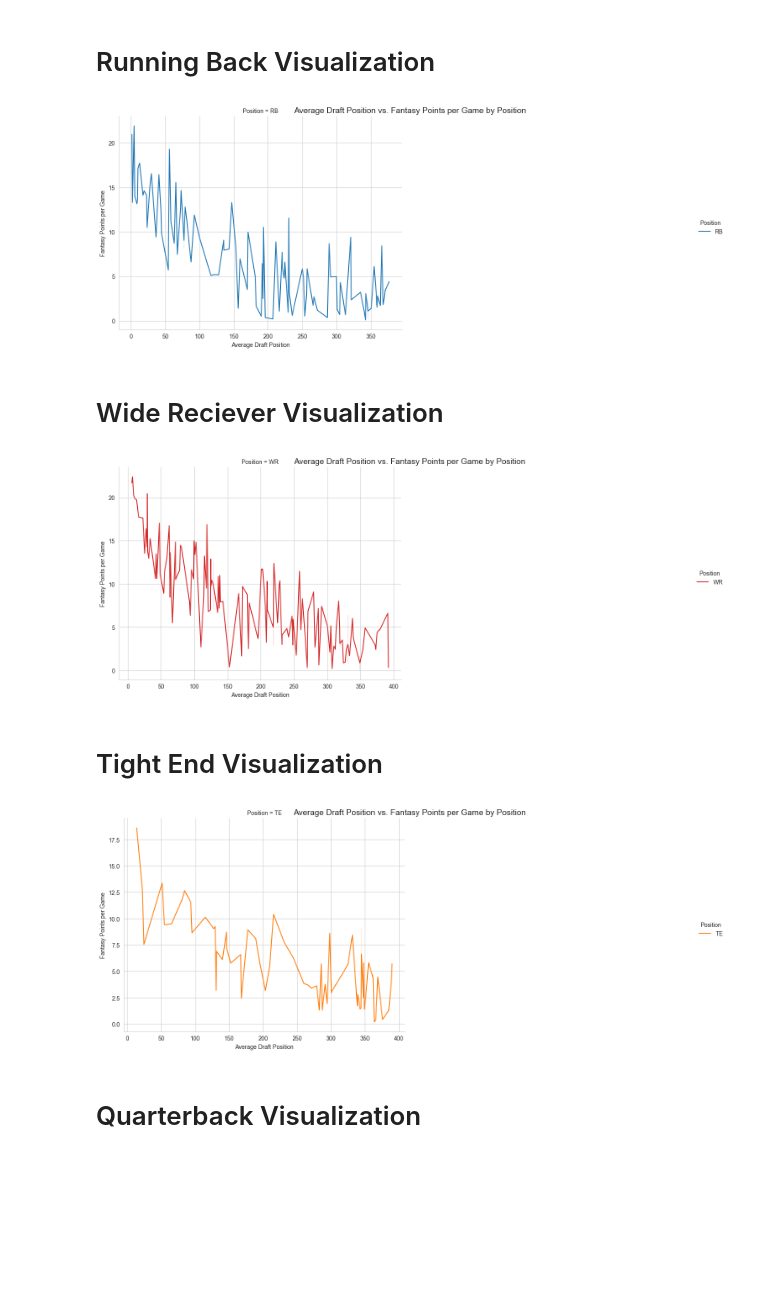
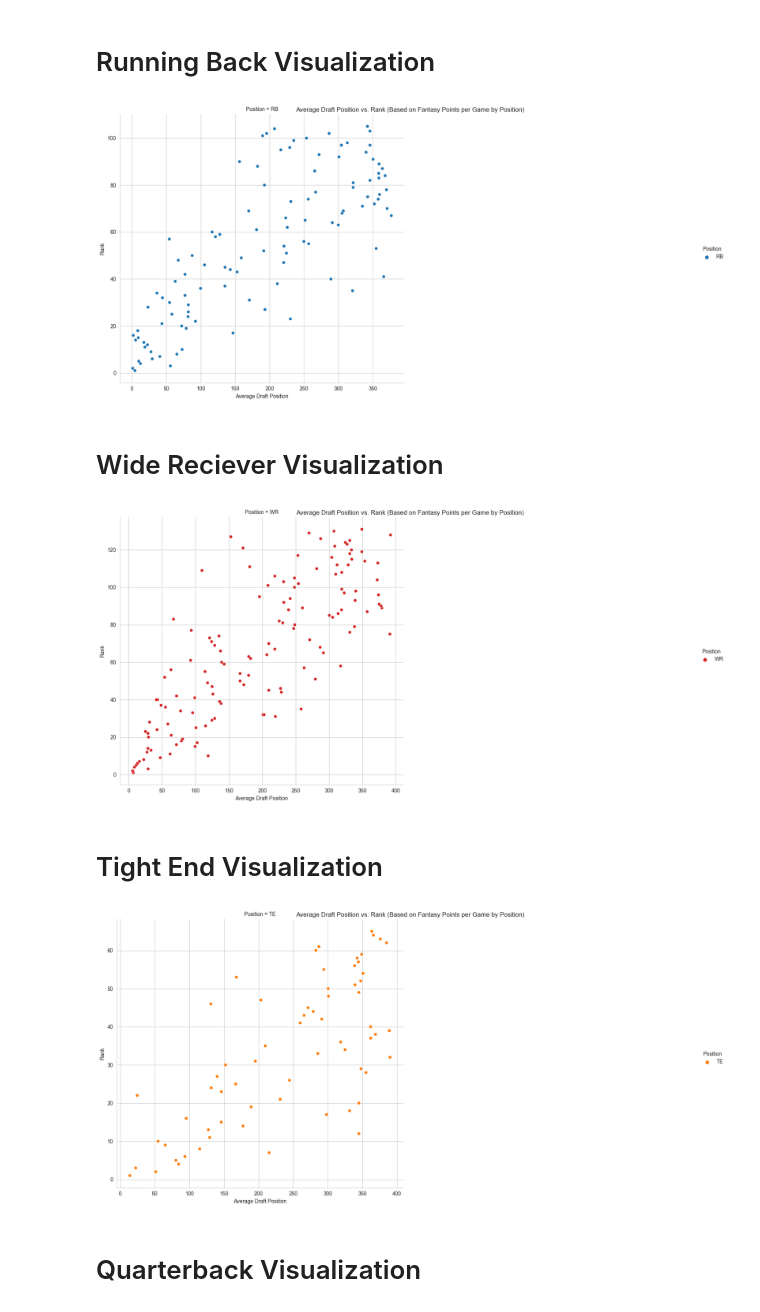
Before and after one commit to nsmith07/fantasyfootballproject, a Jupyter notebook: fantasyfootballanalysisproject.ipynb, the cells around one changed output. Saved outputs shown, nothing was run; the diff lists cells and outputs as text; code cells hidden in the pictures; blank space fills up the shorter version.

```diff
--- a/fantasyfootballanalysisproject.ipynb
+++ b/fantasyfootballanalysisproject.ipynb
@@ -108,3 +76,2 @@ te_df.head()
 # %%
-position_columns(rb_df, recieving_column+rushing_column)
-rb_df.head()
+rb_df = position_columns(rb_df, recieving_column+rushing_column)
@@ -178,0 +138,4 @@ qb_df.head()
+# %%
+rank_players(rb_df)
+rb_df = rb_df.sort_values(by=['Rank'])
+rb_df.head(50)
@@ -183,23 +230,20 @@ I want to visualize each dataframe individually and then I will put all the data
 # %%
 sns.set_style("whitegrid")
 sns.set_palette("bright")
 
 palette = {"RB":"tab:blue",
            "WR":"tab:red",
            "QB":"tab:green","TE":"tab:orange"}
 
-g = sns.relplot(data=rb_df, x='AverageDraftPosition', y='FantasyPoints/GM', hue='Position', palette=palette, kind='line', col='Position', col_wrap=2, height=6, aspect=1.2)
-
-
-
-g.fig.suptitle('Average Draft Position vs. Fantasy Points per Game by Position', fontsize=14)
-g.set_axis_labels('Average Draft Position', 'Fantasy Points per Game')
+g = sns.relplot(data=rb_df, x='AverageDraftPosition', y='Rank', hue='Position', palette=palette, kind='scatter', col='Position', col_wrap=2, height=8, aspect=1)
+g.fig.suptitle('Average Draft Position vs. Rank (Based on Fantasy Points per Game by Position)', fontsize=12)
+g.set_axis_labels('Average Draft Position', 'Rank')
 
 
 
 plt.show()
 # %% [output]
-[figure, old version]
+[figure, new version]
 # %% [markdown]
 # Wide Reciever Visualization
 # %%
@@ -210,16 +254,15 @@ palette = {"RB":"tab:blue",
            "WR":"tab:red",
            "QB":"tab:green","TE":"tab:orange"}
 
-g = sns.relplot(data=wr_df, x='AverageDraftPosition', y='FantasyPoints/GM', hue='Position', palette=palette, kind='line', col='Position', col_wrap=2, height=6, aspect=1.2)
+g = sns.relplot(data=wr_df, x='AverageDraftPosition', y='Rank', hue='Position', palette=palette, kind='scatter', col='Position', col_wrap=2, height=8, aspect=1)
+g.fig.suptitle('Average Draft Position vs. Rank (Based on Fantasy Points per Game by Position)', fontsize=12)
+g.set_axis_labels('Average Draft Position', 'Rank')
 
 
 
-g.fig.suptitle('Average Draft Position vs. Fantasy Points per Game by Position', fontsize=14)
-g.set_axis_labels('Average Draft Position', 'Fantasy Points per Game')
-
 plt.show()
 # %% [output]
-[figure, old version]
+[figure, new version]
 # %% [markdown]
 # Tight End Visualization
 # %%
@@ -230,15 +273,15 @@ palette = {"RB":"tab:blue",
            "WR":"tab:red",
            "QB":"tab:green","TE":"tab:orange"}
 
-g = sns.relplot(data=te_df, x='AverageDraftPosition', y='FantasyPoints/GM', hue='Position', palette=palette, kind='line', col='Position', col_wrap=2, height=6, aspect=1.2)
+g = sns.relplot(data=te_df, x='AverageDraftPosition', y='Rank', hue='Position', palette=palette, kind='scatter', col='Position', col_wrap=2, height=8, aspect=1)
+g.fig.suptitle('Average Draft Position vs. Rank (Based on Fantasy Points per Game by Position)', fontsize=12)
+g.set_axis_labels('Average Draft Position', 'Rank')
 
 
-g.fig.suptitle('Average Draft Position vs. Fantasy Points per Game by Position', fontsize=14)
-g.set_axis_labels('Average Draft Position', 'Fantasy Points per Game')
 
 plt.show()
 # %% [output]
-[figure, old version]
+[figure, new version]
 # %% [markdown]
 # Quarterback Visualization
 # %%
```
Also changed, not shown: parts of 18 cells of this notebook, 1 other file.
